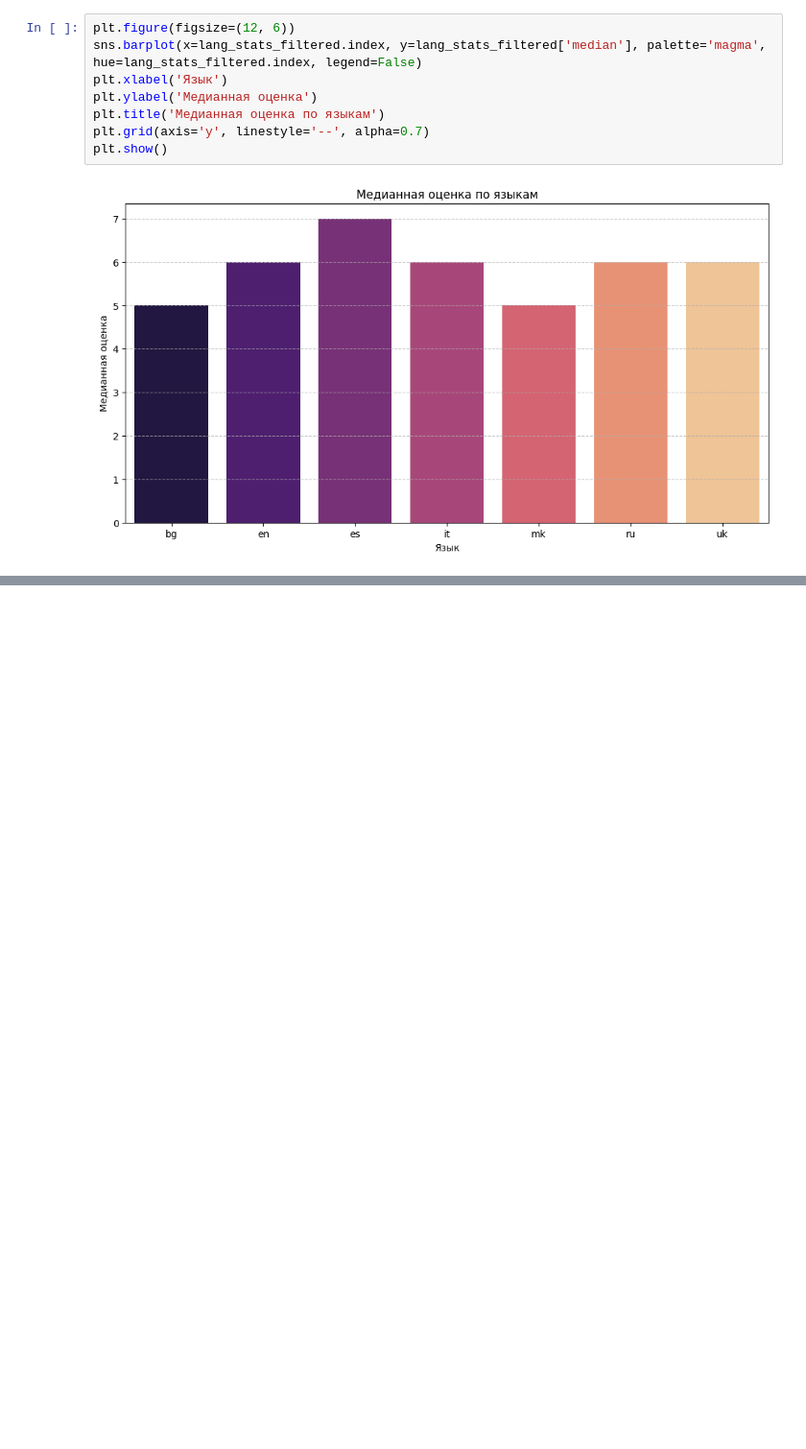
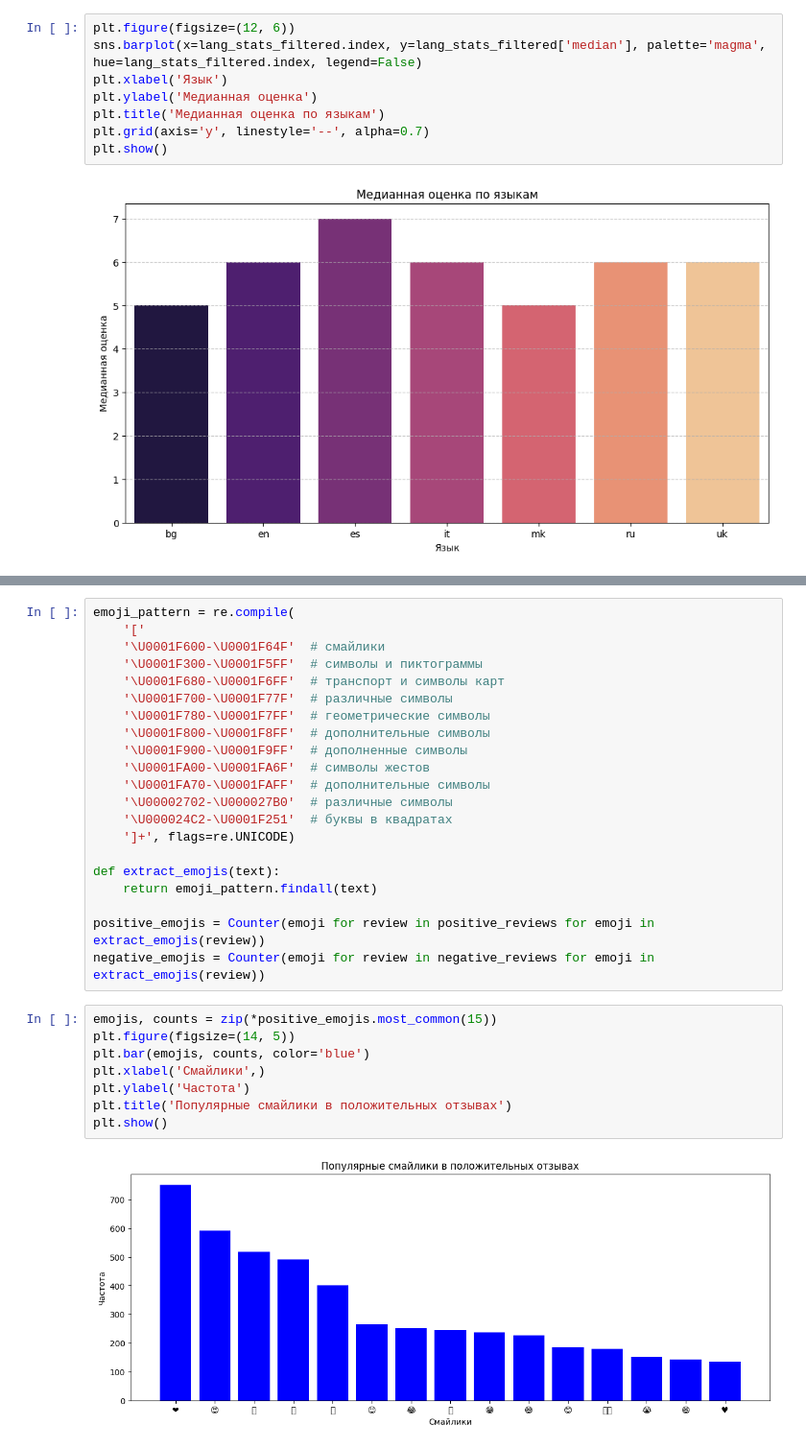
Before and after one commit to 1gfgh/classification_of_reviews, a Jupyter notebook: mustapp/analys.ipynb, the cells around one changed output, grey strips where cells are left out. Shown at 96% size. Saved outputs shown, nothing was run; the diff lists cells and outputs as text; blank space fills up the shorter version.

```diff
--- a/mustapp/analys.ipynb
+++ b/mustapp/analys.ipynb
@@ -320,0 +368,31 @@ plt.show()
+# %%
+emoji_pattern = re.compile(
+    '['
+    '\U0001F600-\U0001F64F'  # смайлики
+    '\U0001F300-\U0001F5FF'  # символы и пиктограммы
+    '\U0001F680-\U0001F6FF'  # транспорт и символы карт
+    '\U0001F700-\U0001F77F'  # различные символы
+    '\U0001F780-\U0001F7FF'  # геометрические символы
+    '\U0001F800-\U0001F8FF'  # дополнительные символы
+    '\U0001F900-\U0001F9FF'  # дополненные символы
+    '\U0001FA00-\U0001FA6F'  # символы жестов
+    '\U0001FA70-\U0001FAFF'  # дополнительные символы
+    '\U00002702-\U000027B0'  # различные символы
+    '\U000024C2-\U0001F251'  # буквы в квадратах
+    ']+', flags=re.UNICODE)
+
+def extract_emojis(text):
+    return emoji_pattern.findall(text)
+
+positive_emojis = Counter(emoji for review in positive_reviews for emoji in extract_emojis(review))
+negative_emojis = Counter(emoji for review in negative_reviews for emoji in extract_emojis(review))
+# %%
+emojis, counts = zip(*positive_emojis.most_common(15))
+plt.figure(figsize=(14, 5))
+plt.bar(emojis, counts, color='blue')
+plt.xlabel('Смайлики',)
+plt.ylabel('Частота')
+plt.title('Популярные смайлики в положительных отзывах')
+plt.show()
+# %% [output]
+[figure, added]
```
Also changed, not shown: parts of 19 cells of this notebook, 1 other file.
